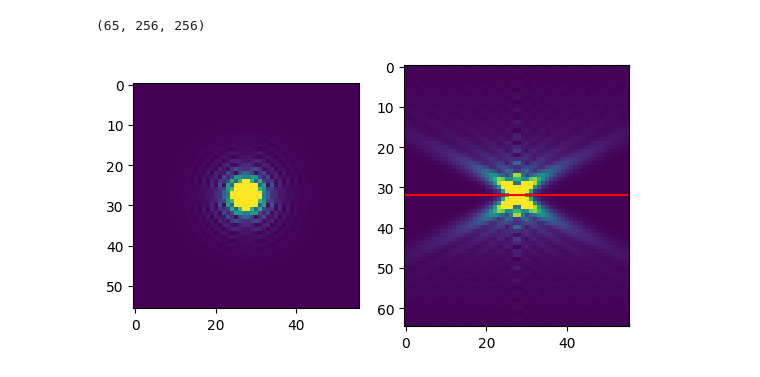
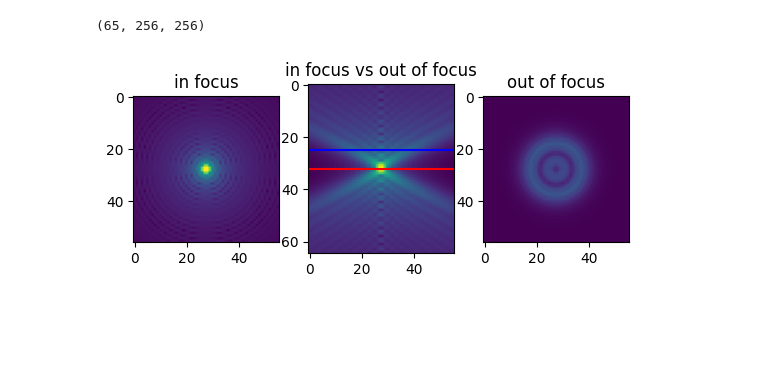
Before and after one commit to szh141/QI-2024, a Jupyter notebook: confocal_SNR_and_resolution.ipynb, the cells around one changed output. Cells and saved outputs as stored; diff of their text form; code cells hidden in the pictures; blank space fills up the shorter version.

```diff
--- a/confocal_SNR_and_resolution.ipynb
+++ b/confocal_SNR_and_resolution.ipynb
@@ -49,12 +42,25 @@ print(PSF_BW.shape)
 psf = PSF_BW[15:50,120:136,120:136]
 # %% [output]
 (65, 256, 256)
-# %%
-plt.subplot(121)
-plt.imshow(PSF_BW[32,100:156,100:156],vmax=0.01)
-plt.subplot(122)
-plt.imshow(PSF_BW[:,128,100:156],vmax=0.05)
-plt.plot(np.arange(56),np.ones(56)*32,c='red')
-plt.show()
-# %% [output]
-[figure, removed]
+# %%
+from skimage import exposure
+
+plt.subplot(131)
+gamma_corrected_1 = exposure.adjust_gamma(PSF_BW[32,100:156,100:156], 0.2)
+plt.imshow(gamma_corrected_1)
+plt.title('in focus')
+plt.subplot(132)
+gamma_corrected_2 = exposure.adjust_gamma(PSF_BW[:,128,100:156], 0.2)
+plt.imshow(gamma_corrected_2)
+# plt.imshow(PSF_BW[:,128,100:156], vmax = 0.05)
+plt.plot(np.arange(56),np.ones(56)*32,c='red')
+plt.plot(np.arange(56),np.ones(56)*25,c='blue')
+plt.title('in focus vs out of focus')
+plt.subplot(133)
+plt.imshow(PSF_BW[25,100:156,100:156],vmax=0.05) # cannot let it auto-adjust
+plt.title('out of focus')
+plt.show()
+
+# use pinhole to block out of focus light both in xy, and z
+# %% [output]
+[figure, added]
```
Also changed, not shown: parts of 1 cell of this notebook.
